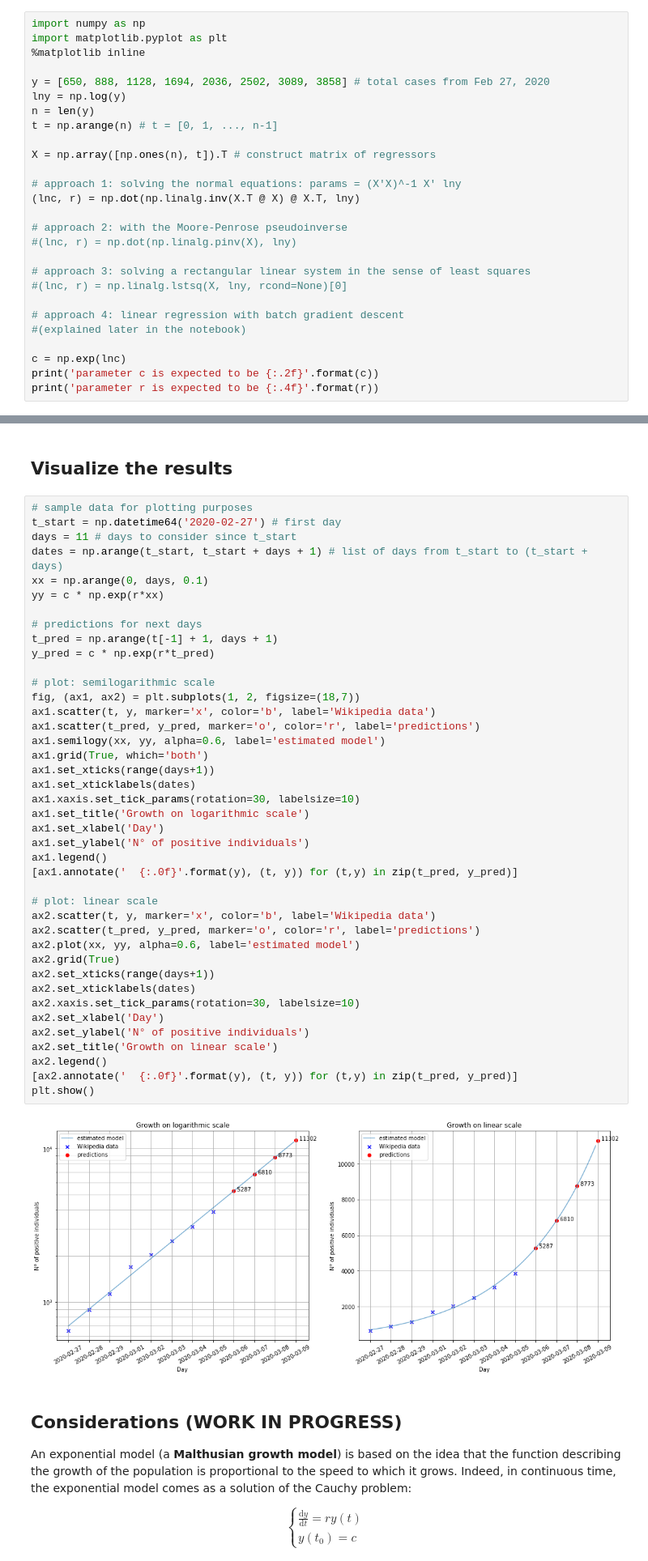
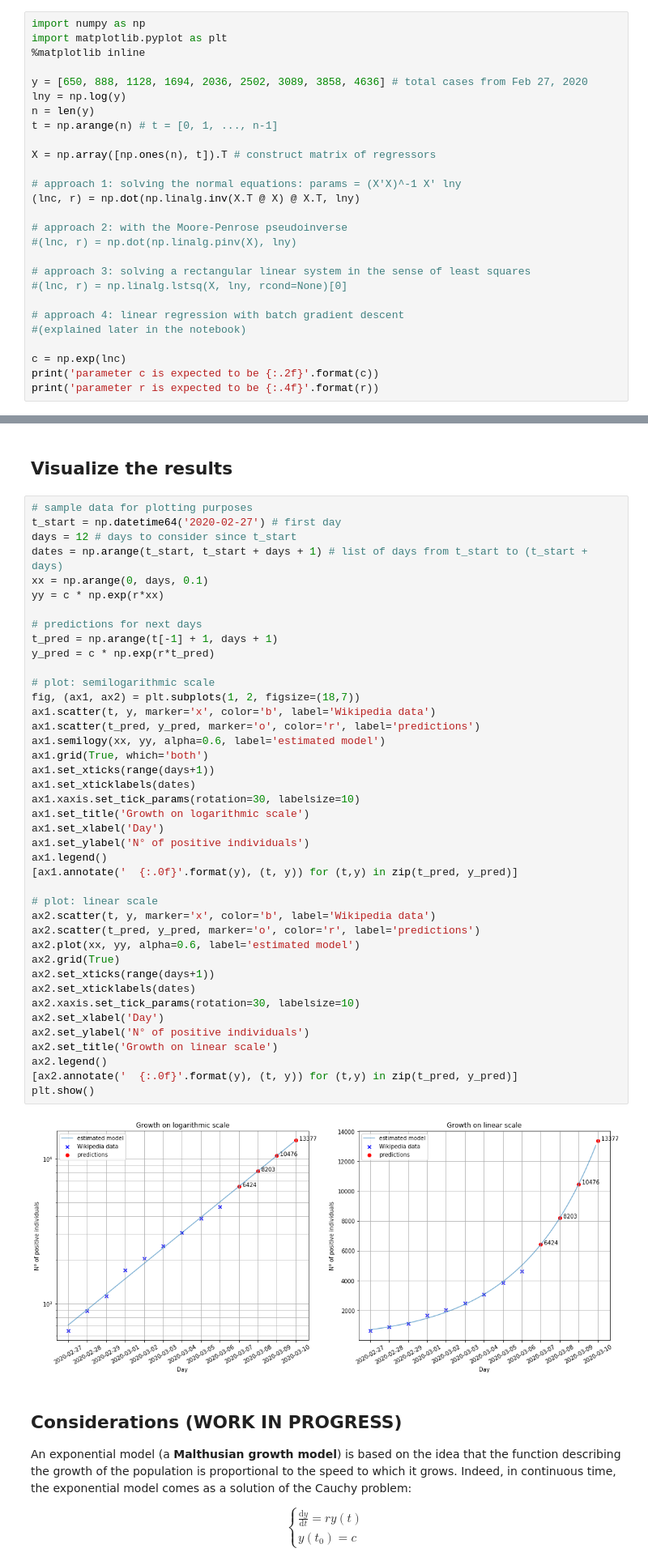
Before and after one commit to pietroventurini/predict-COVID19, a Jupyter notebook: Predicting_the_spread_of_COVID_19.ipynb, the cells around one changed output, grey strips where cells are left out. Shown: that part at 81% size. Drawn from its saved outputs; the diff is of its cells as text.

```diff
--- a/Predicting_the_spread_of_COVID_19.ipynb
+++ b/Predicting_the_spread_of_COVID_19.ipynb
@@ -33,7 +33,7 @@ import numpy as np
 import matplotlib.pyplot as plt
 %matplotlib inline
 
-y = [650, 888, 1128, 1694, 2036, 2502, 3089, 3858] # total cases from Feb 27, 2020
+y = [650, 888, 1128, 1694, 2036, 2502, 3089, 3858, 4636] # total cases from Feb 27, 2020
 lny = np.log(y)
 n = len(y)
 t = np.arange(n) # t = [0, 1, ..., n-1]
@@ -63,7 +63,7 @@ parameter r is expected to be 0.2533
 # %%
 # sample data for plotting purposes
 t_start = np.datetime64('2020-02-27') # first day
-days = 11 # days to consider since t_start
+days = 12 # days to consider since t_start
 dates = np.arange(t_start, t_start + days + 1) # list of days from t_start to (t_start + days)
 xx = np.arange(0, days, 0.1)
 yy = c * np.exp(r*xx)
@@ -75,34 +75,34 @@ y_pred = c * np.exp(r*t_pred)
 # plot: semilogarithmic scale
 fig, (ax1, ax2) = plt.subplots(1, 2, figsize=(18,7))
 ax1.scatter(t, y, marker='x', color='b', label='Wikipedia data')
 ax1.scatter(t_pred, y_pred, marker='o', color='r', label='predictions')
 ax1.semilogy(xx, yy, alpha=0.6, label='estimated model')
 ax1.grid(True, which='both')
 ax1.set_xticks(range(days+1))
 ax1.set_xticklabels(dates)
 ax1.xaxis.set_tick_params(rotation=30, labelsize=10)
 ax1.set_title('Growth on logarithmic scale')
 ax1.set_xlabel('Day')
 ax1.set_ylabel('N° of positive individuals')
 ax1.legend()
 [ax1.annotate('  {:.0f}'.format(y), (t, y)) for (t,y) in zip(t_pred, y_pred)]
 
 # plot: linear scale
 ax2.scatter(t, y, marker='x', color='b', label='Wikipedia data')
 ax2.scatter(t_pred, y_pred, marker='o', color='r', label='predictions')
 ax2.plot(xx, yy, alpha=0.6, label='estimated model')
 ax2.grid(True)
 ax2.set_xticks(range(days+1))
 ax2.set_xticklabels(dates)
 ax2.xaxis.set_tick_params(rotation=30, labelsize=10)
 ax2.set_xlabel('Day')
 ax2.set_ylabel('N° of positive individuals')
 ax2.set_title('Growth on linear scale')
 ax2.legend()
 [ax2.annotate('  {:.0f}'.format(y), (t, y)) for (t,y) in zip(t_pred, y_pred)]
 plt.show()
 # %% [output]
-[figure, old version]
+[figure, new version]
 # %% [markdown]
 ## Considerations (WORK IN PROGRESS)
 An exponential model (a **Malthusian growth model**) is based on the idea that the function describing the growth of the population is proportional to the speed to which it grows. Indeed, in continuous time, the exponential model comes as a solution of the Cauchy problem:
```
Also changed, not shown: parts of 1 cell of this notebook.
